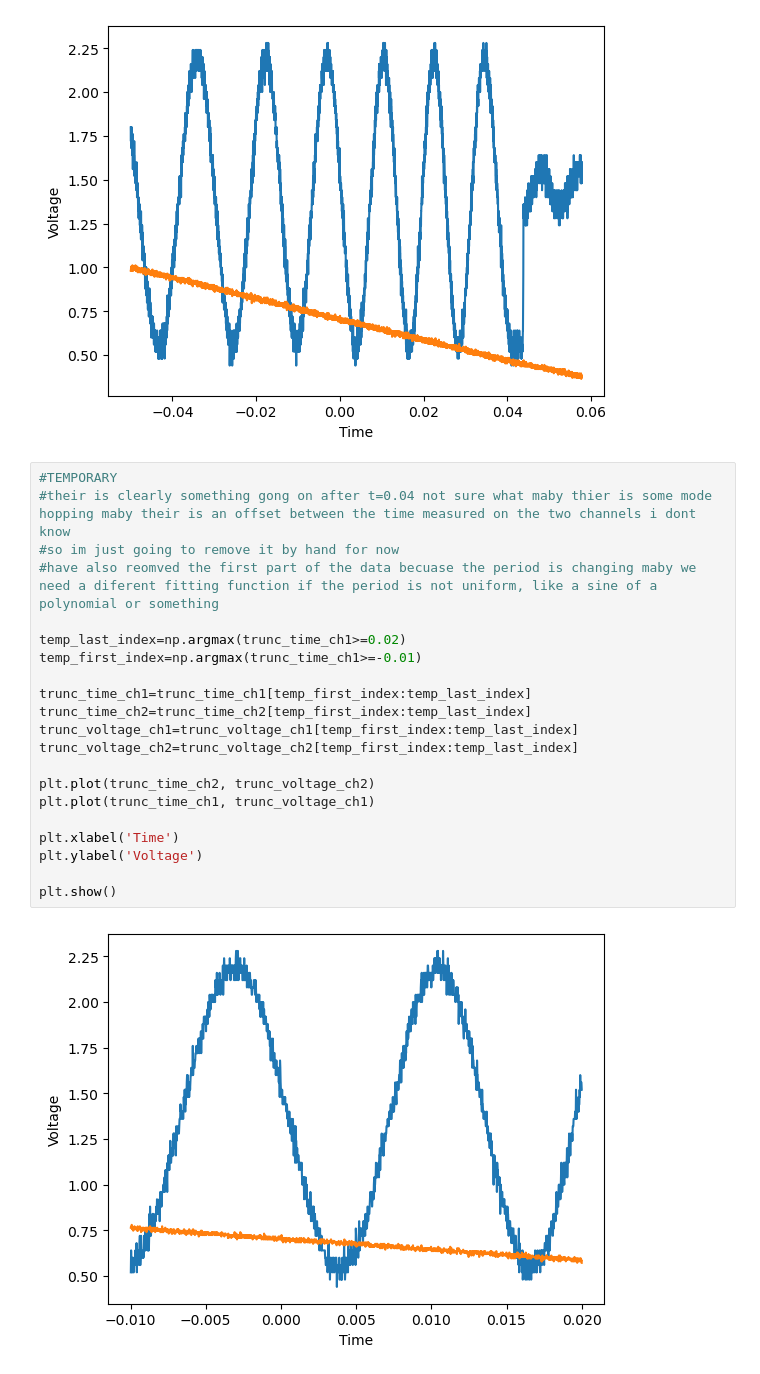
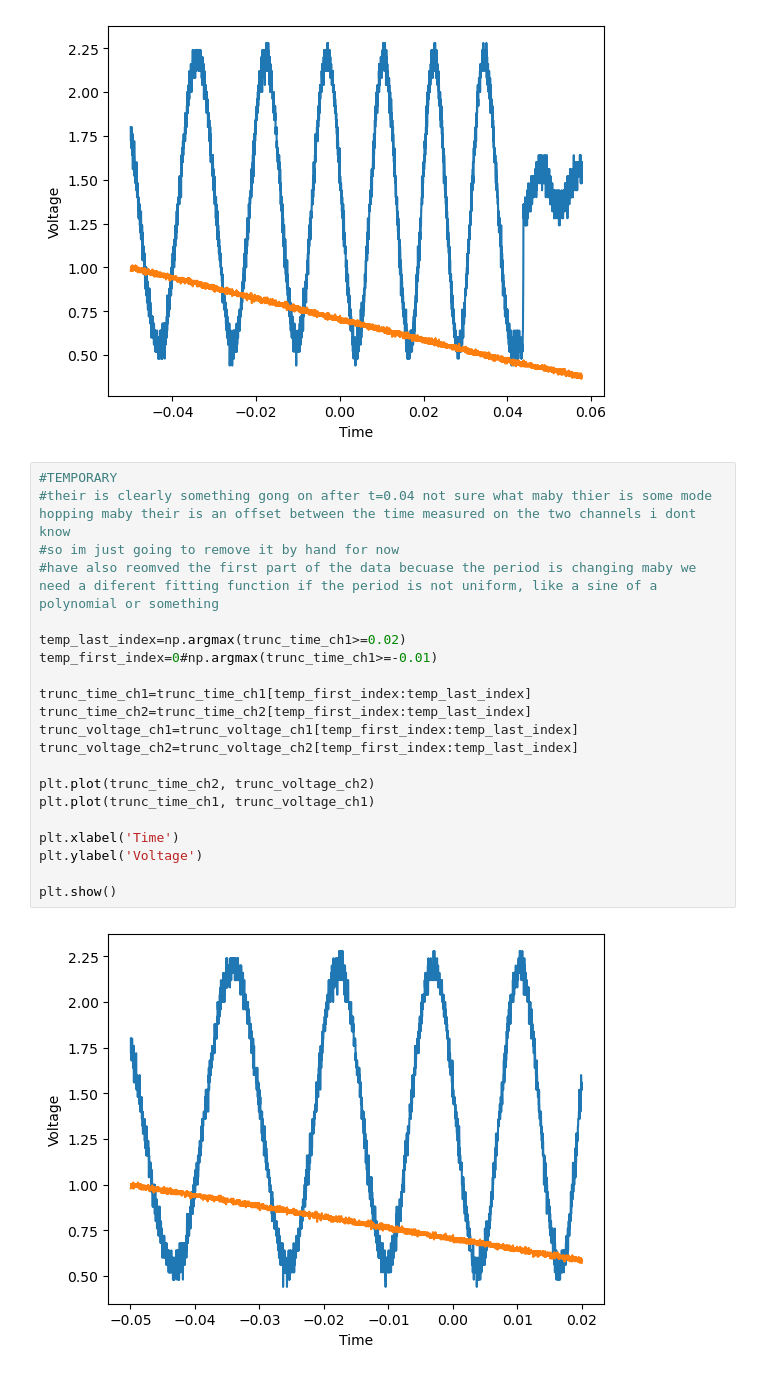
Before and after one commit to LaraTatli18/doppler-free-laser-spectroscopy, a Jupyter notebook: Calibrate.ipynb, the cells around one changed output. Saved outputs shown, nothing was run; the diff lists cells and outputs as text.

```diff
--- a/Calibrate.ipynb
+++ b/Calibrate.ipynb
@@ -77,23 +78,23 @@ plt.show()
 # %%
 #TEMPORARY
 #their is clearly something gong on after t=0.04 not sure what maby thier is some mode hopping maby their is an offset between the time measured on the two channels i dont know
 #so im just going to remove it by hand for now
 #have also reomved the first part of the data becuase the period is changing maby we need a diferent fitting function if the period is not uniform, like a sine of a polynomial or something
 
 temp_last_index=np.argmax(trunc_time_ch1>=0.02)
-temp_first_index=np.argmax(trunc_time_ch1>=-0.01)
+temp_first_index=0#np.argmax(trunc_time_ch1>=-0.01)
 
 trunc_time_ch1=trunc_time_ch1[temp_first_index:temp_last_index]
 trunc_time_ch2=trunc_time_ch2[temp_first_index:temp_last_index]
 trunc_voltage_ch1=trunc_voltage_ch1[temp_first_index:temp_last_index]
 trunc_voltage_ch2=trunc_voltage_ch2[temp_first_index:temp_last_index]
 
 plt.plot(trunc_time_ch2, trunc_voltage_ch2)
 plt.plot(trunc_time_ch1, trunc_voltage_ch1)
 
 plt.xlabel('Time')
 plt.ylabel('Voltage')
 
 plt.show()
 # %% [output]
-[figure, old version]
+[figure, new version]
```
Also changed, not shown: parts of 7 cells of this notebook.
